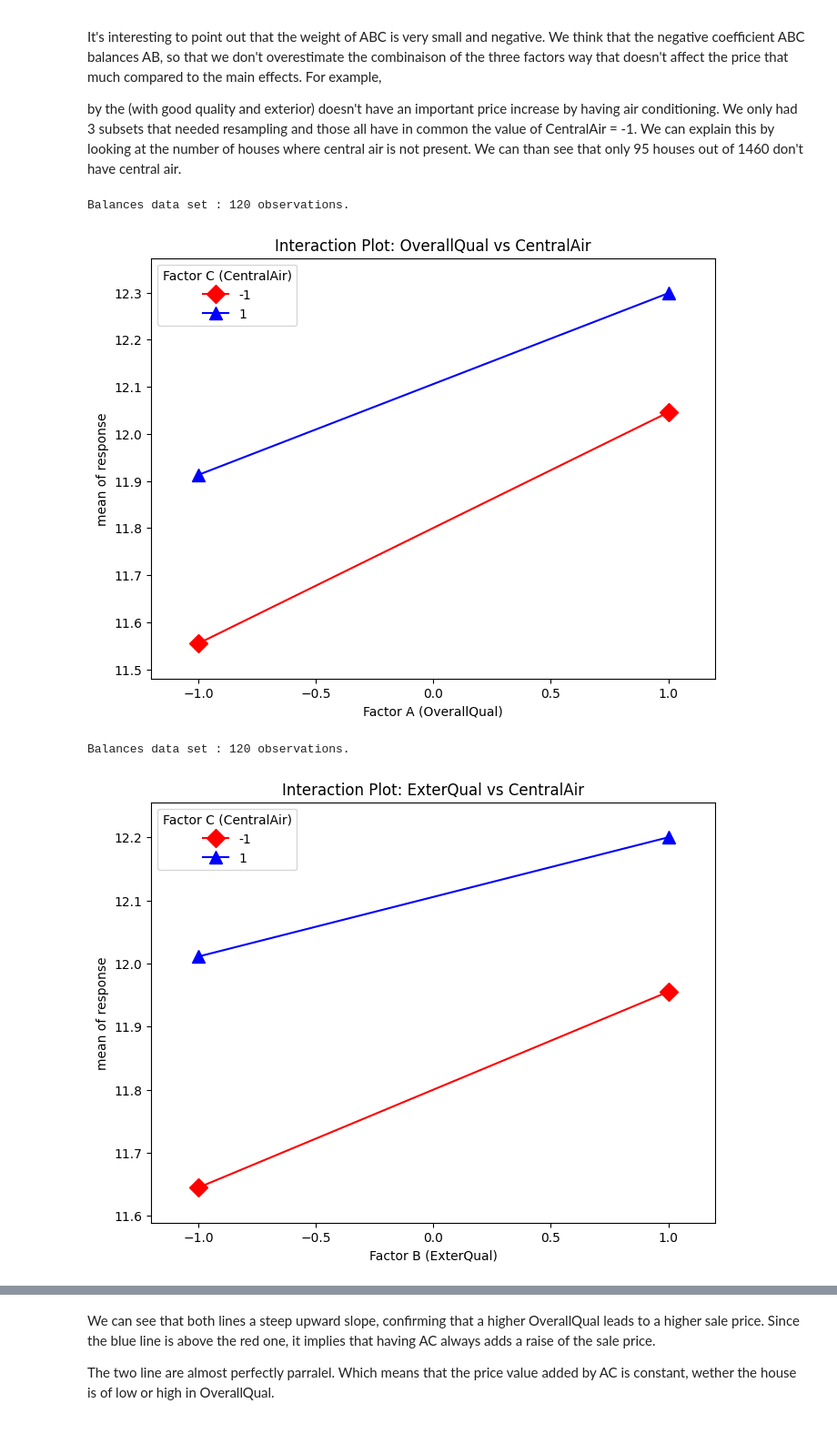
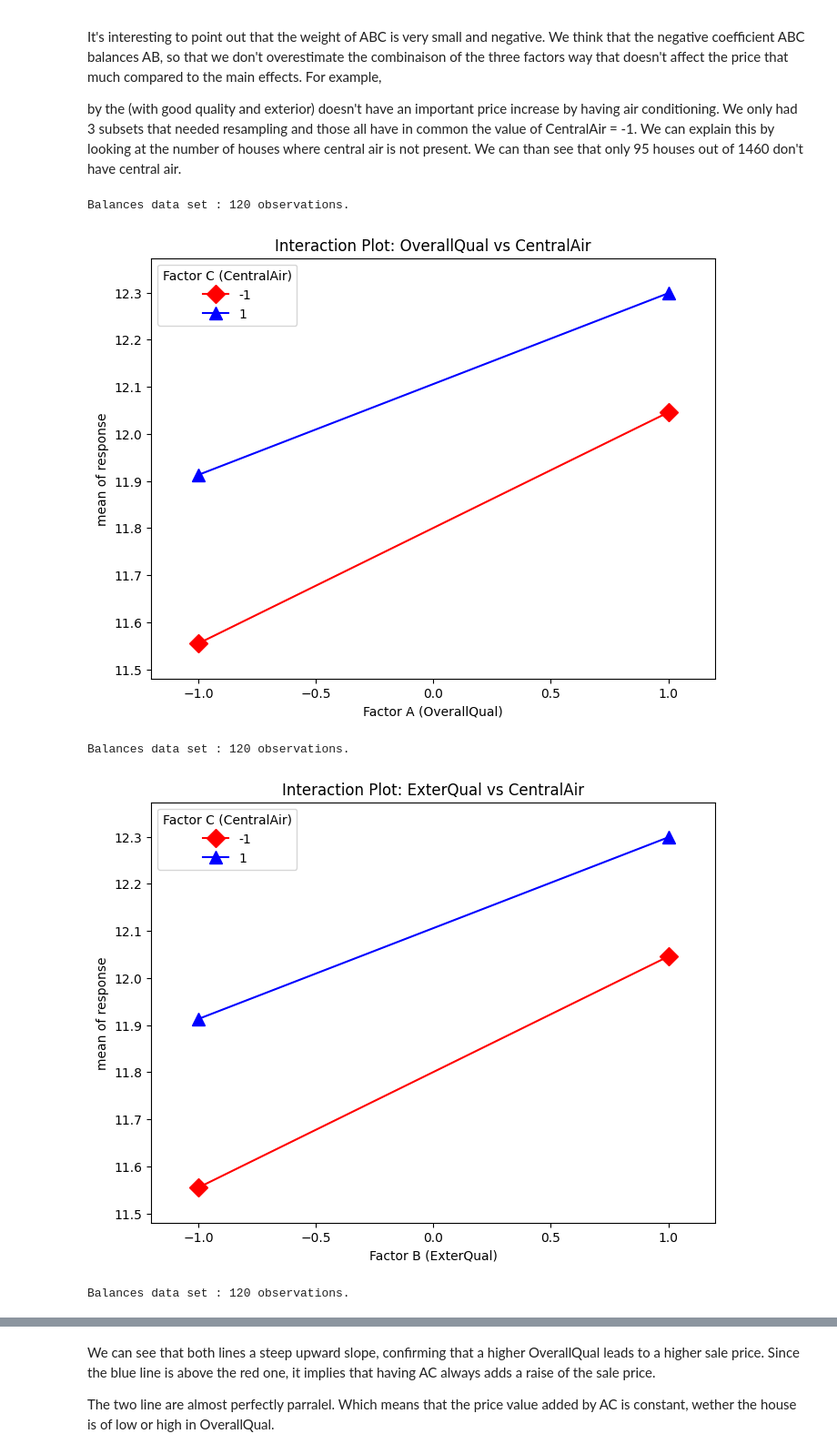
Before and after one commit to cpalescan/cstat, a Jupyter notebook: project_MAIN.ipynb, the cells around one changed output, grey strips where cells are left out. Shown at 91% size. Saved outputs shown, nothing was run; the diff lists cells and outputs as text; code cells hidden in the pictures.

```diff
--- a/project_MAIN.ipynb
+++ b/project_MAIN.ipynb
@@ -1052,32 +1052,53 @@ interaction_plot(x=df_balanced['Factor_A'].values,
                  trace=df_balanced['Factor_C'].values,
                  response=df_balanced["SalePrice_log"].values,
                  colors=['red', 'blue'],
                  markers=['D', '^'],
                  ms=10, ax=ax)
 
 plt.title("Interaction Plot: OverallQual vs CentralAir")
 plt.xlabel("Factor A (OverallQual)")
 plt.legend(title="Factor C (CentralAir)")
 plt.show()
 
 #Doing a second one with interaction between Factor B and C
 
 print(f"Balances data set : {len(df_balanced)} observations.")
 
 fig, ax = plt.subplots(figsize=(8, 6))
-interaction_plot(x=df_balanced['Factor_B'].values,
+interaction_plot(x=df_balanced['Factor_A'].values,
                  trace=df_balanced['Factor_C'].values,
                  response=df_balanced["SalePrice_log"].values,
                  colors=['red', 'blue'],
                  markers=['D', '^'],
                  ms=10, ax=ax)
 
 plt.title("Interaction Plot: ExterQual vs CentralAir")
 plt.xlabel("Factor B (ExterQual)")
 plt.legend(title="Factor C (CentralAir)")
 plt.show()
+
+
+
+
+
+print(f"Balances data set : {len(df_balanced)} observations.")
+# 2. Redo the model (makes the data match)
+fig, ax = plt.subplots(figsize=(8, 6))
+# We use .values to avoid the indexation problems with pandas (seen with AI).
+interaction_plot(x=df_balanced['Factor_A'].values,
+                 trace=df_balanced['Factor_B'].values,
+                 response=df_balanced["SalePrice_log"].values,
+                 colors=['red', 'blue'],
+                 markers=['D', '^'],
+                 ms=10, ax=ax)
+
+plt.title("Interaction Plot: OverallQual vs ExterQual")
+plt.xlabel("Factor A (OverallQual)")
+plt.legend(title="Factor B (ExterQual)")
+plt.show()
 # %% [output]
 Balances data set : 120 observations.
 [figure]
 Balances data set : 120 observations.
-[figure, old version]
+[figure, new version]
+Balances data set : 120 observations.
```
Also changed, not shown: parts of 6 cells of this notebook.
